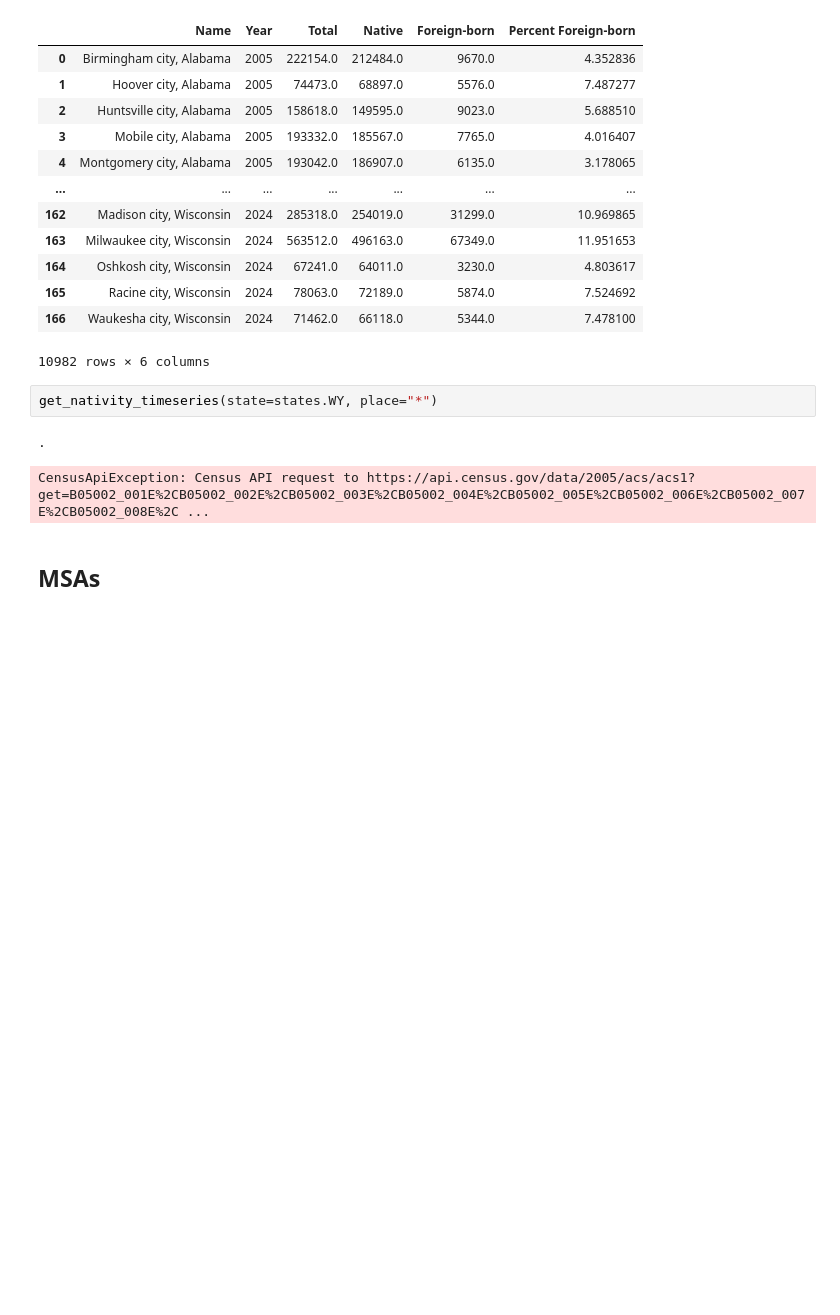
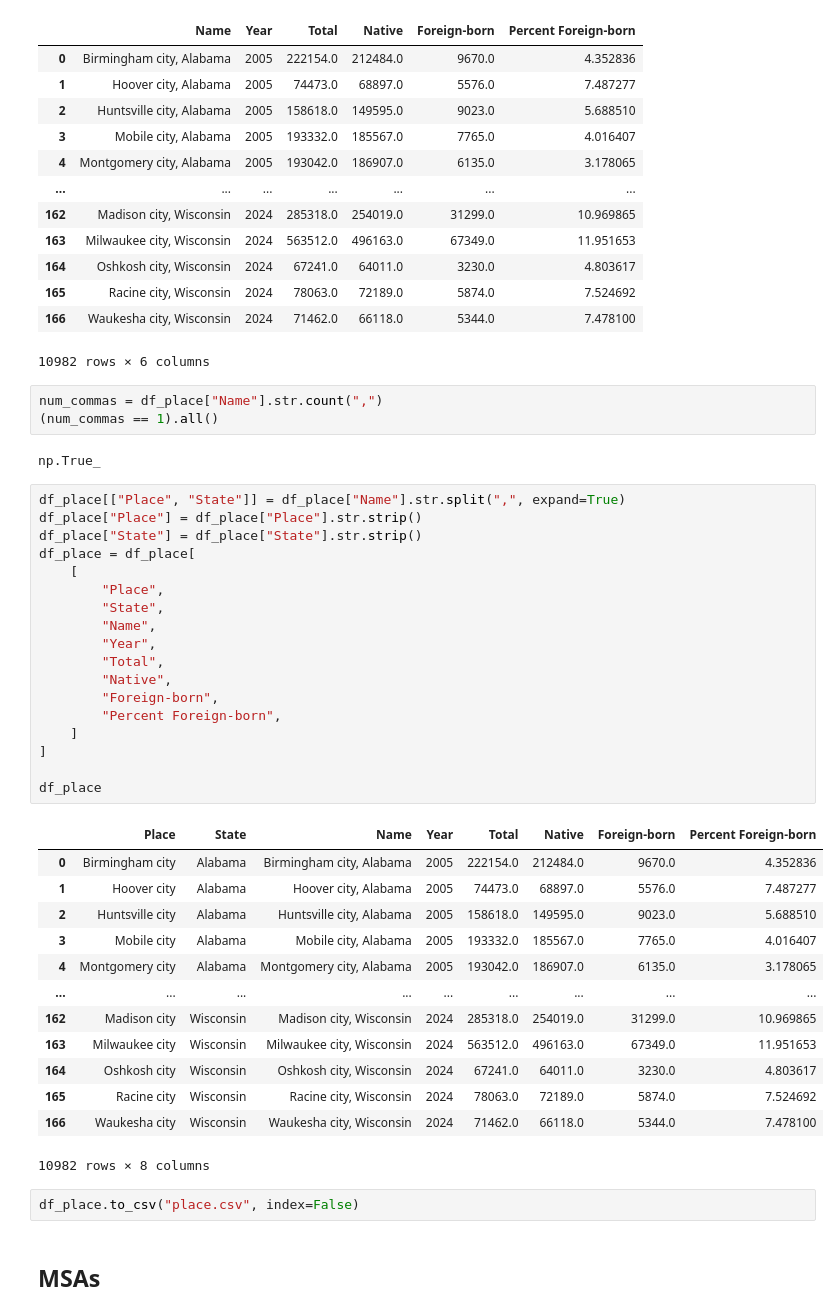
Before and after one commit to arilamstein/acs-nativity-streamlit, a Jupyter notebook: gen-data.ipynb, the cells around one changed output. Saved outputs shown, nothing was run; the diff lists cells and outputs as text; blank space fills up the shorter version.

Commit message:
Update places data
Split "name" column into "place" and "state" columns

```diff
--- a/gen-data.ipynb
+++ b/gen-data.ipynb
@@ -245,9 +245,43 @@ Skipping Wyoming due to low population
 | 166 | Waukesha city, Wisconsin | 2024 | 71462.0 | 66118.0 | 5344.0 | 7.478100 |
 10982 rows × 6 columns
 # %%
-get_nativity_timeseries(state=states.WY, place="*")
+num_commas = df_place["Name"].str.count(",")
+(num_commas == 1).all()
 # %% [output]
-.
+np.True_
-CensusApiException: Census API request to https://api.census.gov/data/2005/acs/acs1?get=B05002_001E%2CB05002_002E%2CB05002_003E%2CB05002_004E%2CB05002_005E%2CB05002_006E%2CB05002_007E%2CB05002_008E%2C ...
+# %%
+df_place[["Place", "State"]] = df_place["Name"].str.split(",", expand=True)
+df_place["Place"] = df_place["Place"].str.strip()
+df_place["State"] = df_place["State"].str.strip()
+df_place = df_place[
+    [
+        "Place",
+        "State",
+        "Name",
+        "Year",
+        "Total",
+        "Native",
+        "Foreign-born",
+        "Percent Foreign-born",
+    ]
+]
+
+df_place
+# %% [output]
+|  | Place | State | Name | Year | Total | Native | Foreign-born | Percent Foreign-born |
+| 0 | Birmingham city | Alabama | Birmingham city, Alabama | 2005 | 222154.0 | 212484.0 | 9670.0 | 4.352836 |
+| 1 | Hoover city | Alabama | Hoover city, Alabama | 2005 | 74473.0 | 68897.0 | 5576.0 | 7.487277 |
+| 2 | Huntsville city | Alabama | Huntsville city, Alabama | 2005 | 158618.0 | 149595.0 | 9023.0 | 5.688510 |
+| 3 | Mobile city | Alabama | Mobile city, Alabama | 2005 | 193332.0 | 185567.0 | 7765.0 | 4.016407 |
+| 4 | Montgomery city | Alabama | Montgomery city, Alabama | 2005 | 193042.0 | 186907.0 | 6135.0 | 3.178065 |
+| ... | ... | ... | ... | ... | ... | ... | ... | ... |
+| 162 | Madison city | Wisconsin | Madison city, Wisconsin | 2024 | 285318.0 | 254019.0 | 31299.0 | 10.969865 |
+| 163 | Milwaukee city | Wisconsin | Milwaukee city, Wisconsin | 2024 | 563512.0 | 496163.0 | 67349.0 | 11.951653 |
+| 164 | Oshkosh city | Wisconsin | Oshkosh city, Wisconsin | 2024 | 67241.0 | 64011.0 | 3230.0 | 4.803617 |
+| 165 | Racine city | Wisconsin | Racine city, Wisconsin | 2024 | 78063.0 | 72189.0 | 5874.0 | 7.524692 |
+| 166 | Waukesha city | Wisconsin | Waukesha city, Wisconsin | 2024 | 71462.0 | 66118.0 | 5344.0 | 7.478100 |
+10982 rows × 8 columns
+# %%
+df_place.to_csv("place.csv", index=False)
 # %% [markdown]
 ## MSAs
```
Also changed, not shown: 1 other file.
